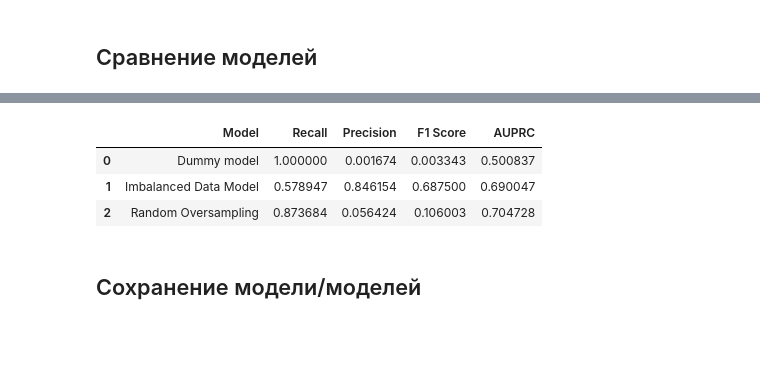
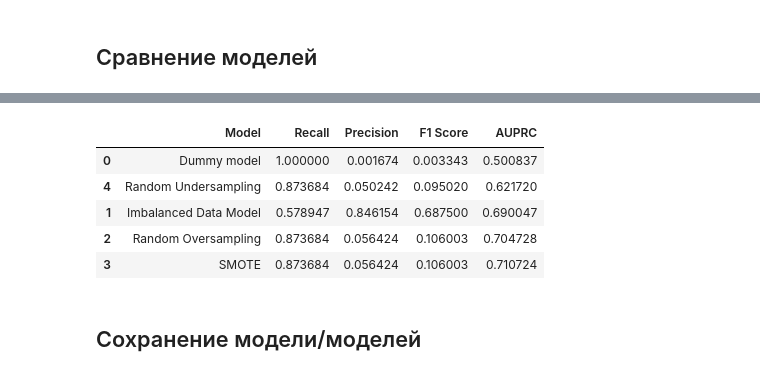
Before and after one commit to skytecat/FraudDetection, a Jupyter notebook: FraudDetection.ipynb, the cells around one changed output, grey strips where cells are left out. Drawn from its saved outputs; the diff is of its cells as text; code cells hidden in the pictures; blank space fills up the shorter version.

```diff
--- a/FraudDetection.ipynb
+++ b/FraudDetection.ipynb
@@ -859,3 +871,8 @@ smote = LogisticRegression(random_state=42, max_iter=1000)
+# %%
+test_pred = rand_over.predict(X_test)
+f1_smote = f1_score(y_test, test_pred)
+prec_smote = precision_score(y_test, test_pred)
+recall_smote = recall_score(y_test, test_pred)
 # %% [markdown]
 #### Первичная оценка модели
 Вычисление метрик на тренировочных данных с использованием кросс-валидации
@@ -981,12 +989,12 @@ plt.show()
 # %%
-smote.fit(X_smote, y_smote)
-test_pred = smote.predict(X_test)
-precision, recall, _ = precision_recall_curve(y_test, test_pred)
+# smote.fit(X_smote, y_smote)
+# test_pred = smote.predict(X_test)
+# precision, recall, _ = precision_recall_curve(y_test, test_pred)
 
-auprc_smote = auc(recall, precision)
-f1_smote = f1_score(y_test, test_pred)
-prec_smote = precision_score(y_test, test_pred)
-recall_smote = recall_score(y_test, test_pred)
+# auprc_smote = auc(recall, precision)
+# f1_smote = f1_score(y_test, test_pred)
+# prec_smote = precision_score(y_test, test_pred)
+# recall_smote = recall_score(y_test, test_pred)
 # %%
 ndf = [(recall_smote, prec_smote, f1_smote, auprc_smote)]
 
@@ -1017,0 +1029,4 @@ rand_under = LogisticRegression(max_iter=1000)
+# %%
+y_probs = rand_under.predict_proba(X_test)[:, 1]
+precision4, recall4, _ = precision_recall_curve(y_test, y_probs)
+auprc_randunder = auc(recall4, precision4)
@@ -1095,12 +1117,12 @@ plt.show()
 # %%
-rand_under.fit(X_under, y_under)
-test_pred = rand_under.predict(X_test)
-precision, recall, _ = precision_recall_curve(y_test, test_pred)
+# rand_under.fit(X_under, y_under)
+# test_pred = rand_under.predict(X_test)
+# precision, recall, _ = precision_recall_curve(y_test, test_pred)
 
-auprc_randunder = auc(recall, precision)
-f1_randunder = f1_score(y_test, test_pred)
-prec_randunder = precision_score(y_test, test_pred)
-recall_randunder = recall_score(y_test, test_pred)
+# auprc_randunder = auc(recall, precision)
+# f1_randunder = f1_score(y_test, test_pred)
+# prec_randunder = precision_score(y_test, test_pred)
+# recall_randunder = recall_score(y_test, test_pred)
 # %%
 ndf = [(recall_randunder, prec_randunder, f1_randunder, auprc_randunder)]
 
@@ -1133,13 +1159,14 @@ plt.show()
 # %%
-# results = pd.concat([dummy_score, base_score, randover_score, smote_score, randunder_score], ignore_index=True, sort=False)
-results = pd.concat([dummy_score, base_score, randover_score], ignore_index=True, sort=False)
-# results.sort_values(by=['Recall'], ascending=False)
+results = pd.concat([dummy_score, base_score, randover_score, smote_score, randunder_score], ignore_index=True, sort=False)
+results = results.sort_values(by=['AUPRC'], ascending=True)
 results
 # %% [output]
 |  | Model | Recall | Precision | F1 Score | AUPRC |
 | 0 | Dummy model | 1.000000 | 0.001674 | 0.003343 | 0.500837 |
+| 4 | Random Undersampling | 0.873684 | 0.050242 | 0.095020 | 0.621720 |
 | 1 | Imbalanced Data Model | 0.578947 | 0.846154 | 0.687500 | 0.690047 |
 | 2 | Random Oversampling | 0.873684 | 0.056424 | 0.106003 | 0.704728 |
+| 3 | SMOTE | 0.873684 | 0.056424 | 0.106003 | 0.710724 |
 # %% [markdown]
 ## Сохранение модели/моделей
 # %% [markdown]
```
Also changed, not shown: parts of 24 cells of this notebook.
